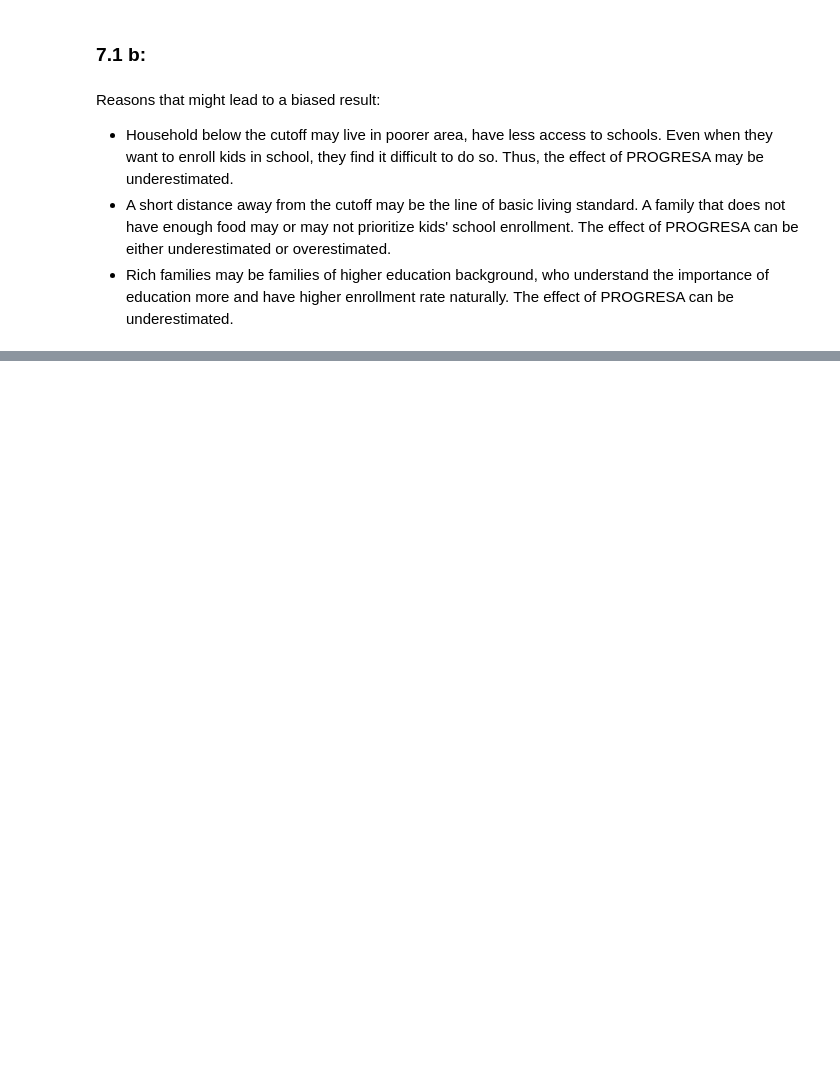
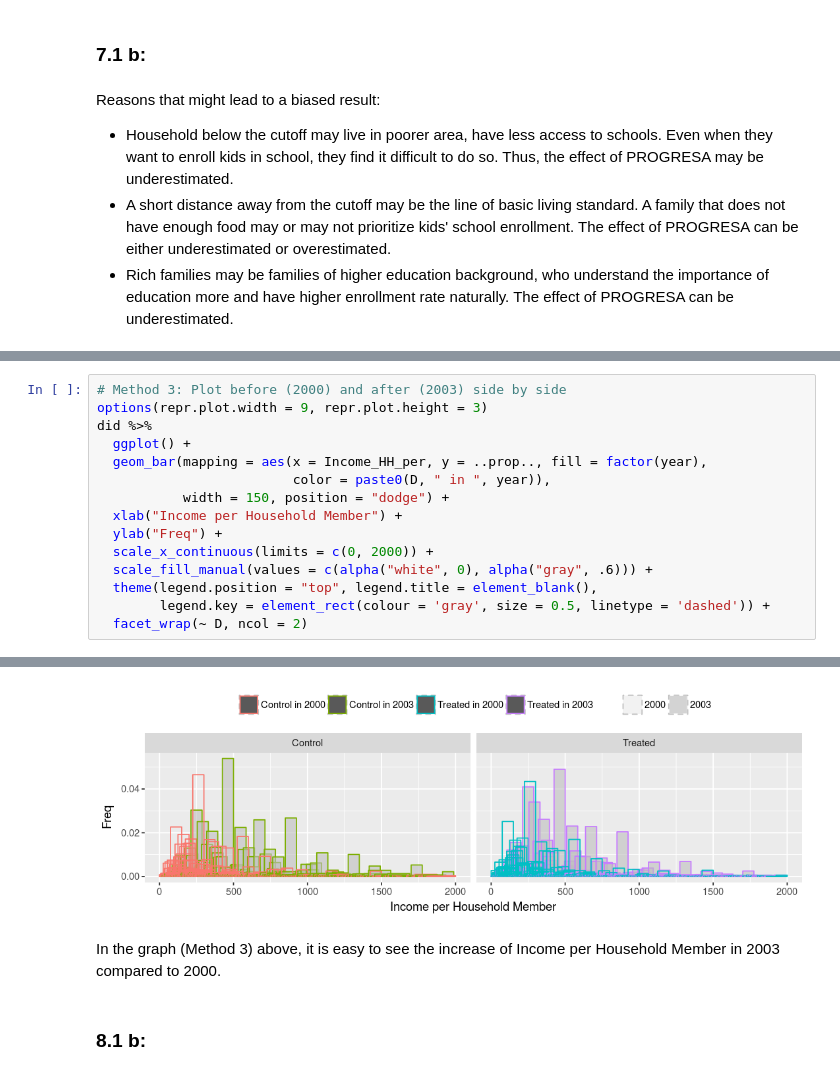
Before and after one commit to aoyh/bdbd, a Jupyter notebook: hw/Assignment3_AaronOu.ipynb, the cells around one changed output, grey strips where cells are left out. Saved outputs shown, nothing was run; the diff lists cells and outputs as text; blank space fills up the shorter version.

```diff
--- a/hw/Assignment3_AaronOu.ipynb
+++ b/hw/Assignment3_AaronOu.ipynb
@@ -257,0 +333,16 @@ Reasons that might lead to a biased result:
+# %%
+# Method 3: Plot before (2000) and after (2003) side by side
+options(repr.plot.width = 9, repr.plot.height = 3)
+did %>%
+  ggplot() +
+  geom_bar(mapping = aes(x = Income_HH_per, y = ..prop.., fill = factor(year),
+                         color = paste0(D, " in ", year)),
+           width = 150, position = "dodge") +
+  xlab("Income per Household Member") +
+  ylab("Freq") +
+  scale_x_continuous(limits = c(0, 2000)) +
+  scale_fill_manual(values = c(alpha("white", 0), alpha("gray", .6))) +
+  theme(legend.position = "top", legend.title = element_blank(),
+        legend.key = element_rect(colour = 'gray', size = 0.5, linetype = 'dashed')) +
+  facet_wrap(~ D, ncol = 2)
+# %% [output]
@@ -257,0 +354,9 @@ Reasons that might lead to a biased result:
+[figure, added]
+# %% [markdown]
+In the graph (Method 3) above, it is easy to see the increase of Income per Household Member in 2003 compared to 2000.
+# %% [markdown]
+### 8.1 b:
+<!--
+(b) Use a difference in differences regression model to estimate the average treatment effect on
+income per household member (use controls as above). Interpret the results of the regression.
+-->
```
Also changed, not shown: parts of 15 cells of this notebook, 11 other files.
